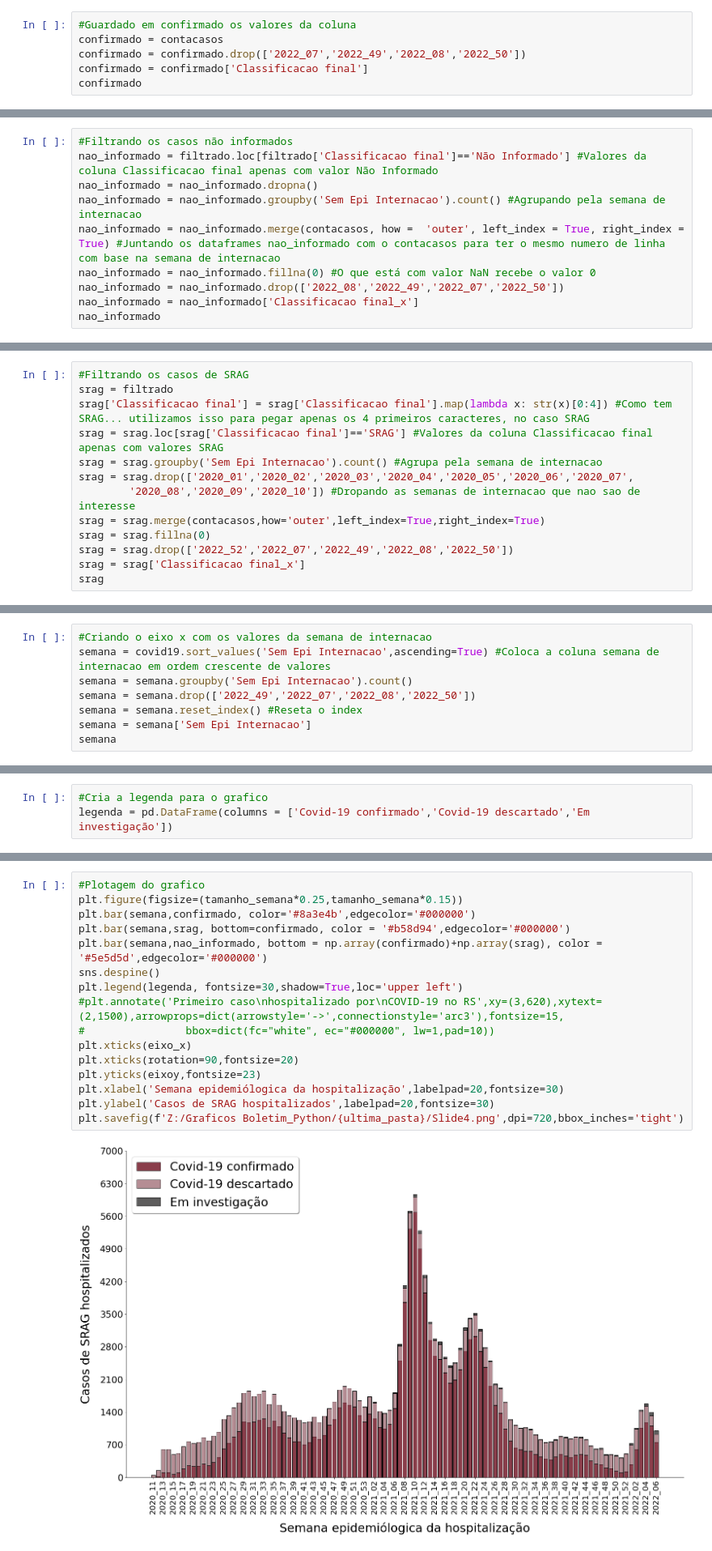
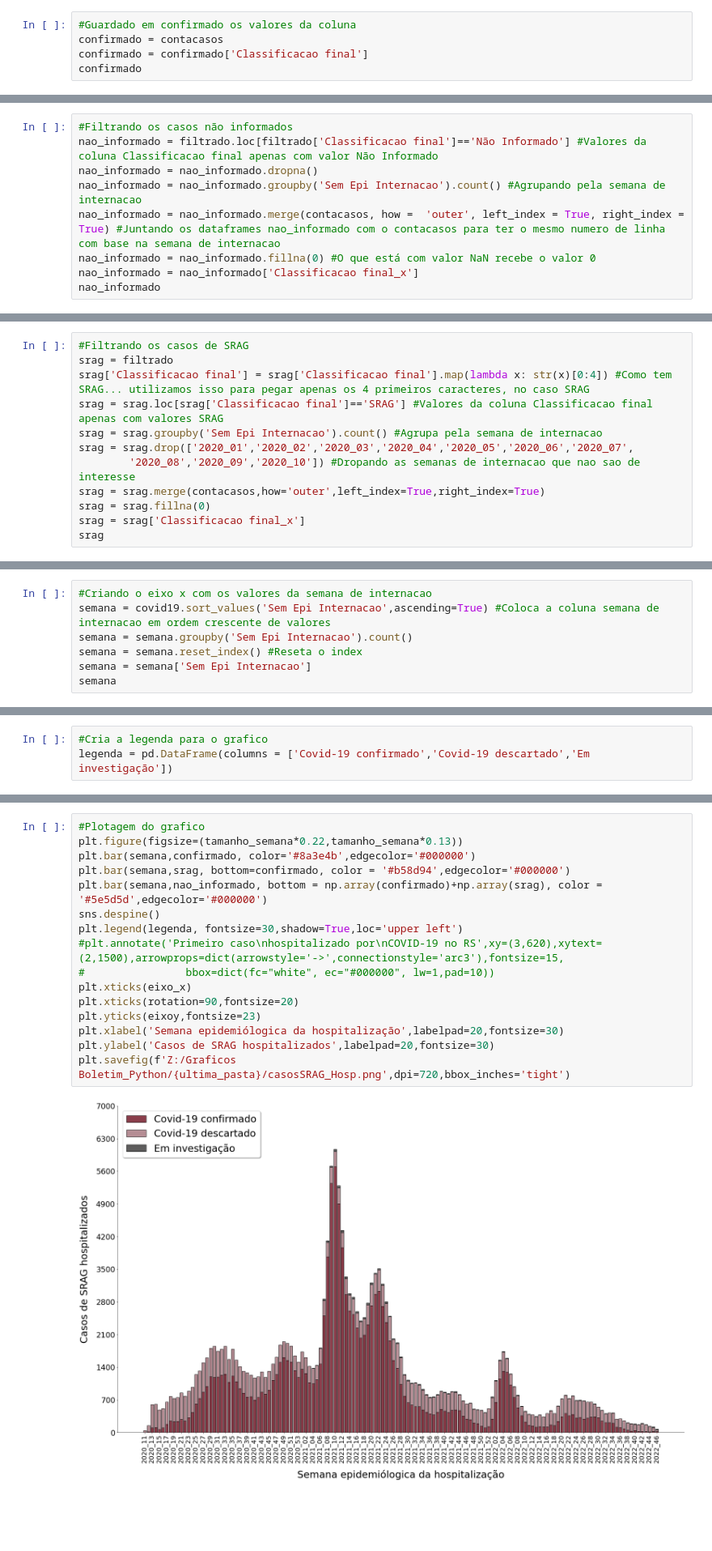
Before and after one commit to RyanKologeski/CEVS_CovidCodes, a Jupyter notebook: slide4.ipynb, the cells around one changed output, grey strips where cells are left out. Shown: that part at 81% size. Saved outputs shown, nothing was run; the diff lists cells and outputs as text; blank space fills up the shorter version.

```diff
--- a/slide4.ipynb
+++ b/slide4.ipynb
@@ -51,7 +61,6 @@ contacasos.head()
 # %%
 #Guardado em confirmado os valores da coluna
 confirmado = contacasos
-confirmado = confirmado.drop(['2022_07','2022_49','2022_08','2022_50'])
 confirmado = confirmado['Classificacao final']
 confirmado
 # %% [output]
@@ -75,7 +84,6 @@ nao_informado = nao_informado.dropna()
 nao_informado = nao_informado.groupby('Sem Epi Internacao').count() #Agrupando pela semana de internacao
 nao_informado = nao_informado.merge(contacasos, how =  'outer', left_index = True, right_index = True) #Juntando os dataframes nao_informado com o contacasos para ter o mesmo numero de linha com base na semana de internacao
 nao_informado = nao_informado.fillna(0) #O que está com valor NaN recebe o valor 0
-nao_informado = nao_informado.drop(['2022_08','2022_49','2022_07','2022_50'])
 nao_informado = nao_informado['Classificacao final_x']
 nao_informado
 # %% [output]
@@ -102,7 +110,6 @@ srag = srag.drop(['2020_01','2020_02','2020_03','2020_04','2020_05','2020_06','2
         '2020_08','2020_09','2020_10']) #Dropando as semanas de internacao que nao sao de interesse
 srag = srag.merge(contacasos,how='outer',left_index=True,right_index=True)
 srag = srag.fillna(0)
-srag = srag.drop(['2022_52','2022_07','2022_49','2022_08','2022_50'])
 srag = srag['Classificacao final_x']
 srag
 # %% [output]
@@ -128,7 +135,6 @@ Name: Classificacao final_x, Length: 101, dtype: float64
 #Criando o eixo x com os valores da semana de internacao
 semana = covid19.sort_values('Sem Epi Internacao',ascending=True) #Coloca a coluna semana de internacao em ordem crescente de valores
 semana = semana.groupby('Sem Epi Internacao').count()
-semana = semana.drop(['2022_49','2022_07','2022_08','2022_50'])
 semana = semana.reset_index() #Reseta o index
 semana = semana['Sem Epi Internacao']
 semana
@@ -173,20 +179,20 @@ ultima_pasta
 # %%
 #Plotagem do grafico
-plt.figure(figsize=(tamanho_semana*0.25,tamanho_semana*0.15))
+plt.figure(figsize=(tamanho_semana*0.22,tamanho_semana*0.13))
 plt.bar(semana,confirmado, color='#8a3e4b',edgecolor='#000000')
 plt.bar(semana,srag, bottom=confirmado, color = '#b58d94',edgecolor='#000000')
 plt.bar(semana,nao_informado, bottom = np.array(confirmado)+np.array(srag), color = '#5e5d5d',edgecolor='#000000')
 sns.despine()
 plt.legend(legenda, fontsize=30,shadow=True,loc='upper left')
 #plt.annotate('Primeiro caso\nhospitalizado por\nCOVID-19 no RS',xy=(3,620),xytext=(2,1500),arrowprops=dict(arrowstyle='->',connectionstyle='arc3'),fontsize=15,
 #                bbox=dict(fc="white", ec="#000000", lw=1,pad=10))
 plt.xticks(eixo_x)
 plt.xticks(rotation=90,fontsize=20)
 plt.yticks(eixoy,fontsize=23)
 plt.xlabel('Semana epidemiólogica da hospitalização',labelpad=20,fontsize=30)
 plt.ylabel('Casos de SRAG hospitalizados',labelpad=20,fontsize=30)
-plt.savefig(f'Z:/Graficos Boletim_Python/{ultima_pasta}/Slide4.png',dpi=720,bbox_inches='tight')
+plt.savefig(f'Z:/Graficos Boletim_Python/{ultima_pasta}/casosSRAG_Hosp.png',dpi=720,bbox_inches='tight')
 # %% [output]
-[figure, old version]
+[figure, new version]
 # %%
 zoomConfirmado = confirmado.to_frame()
```
Also changed, not shown: parts of 14 cells of this notebook, 27 other files.
